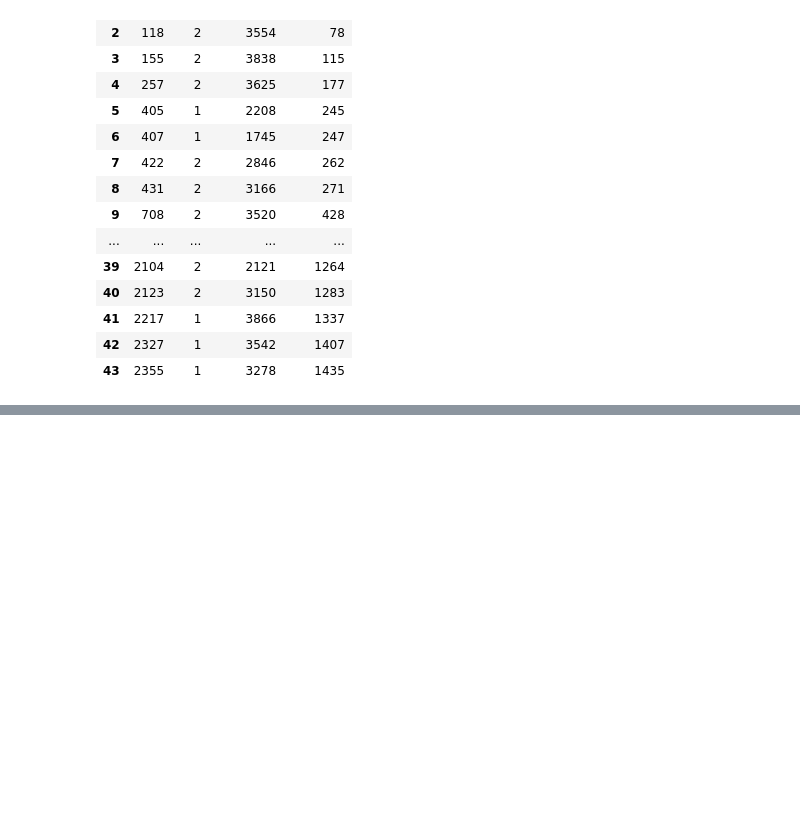
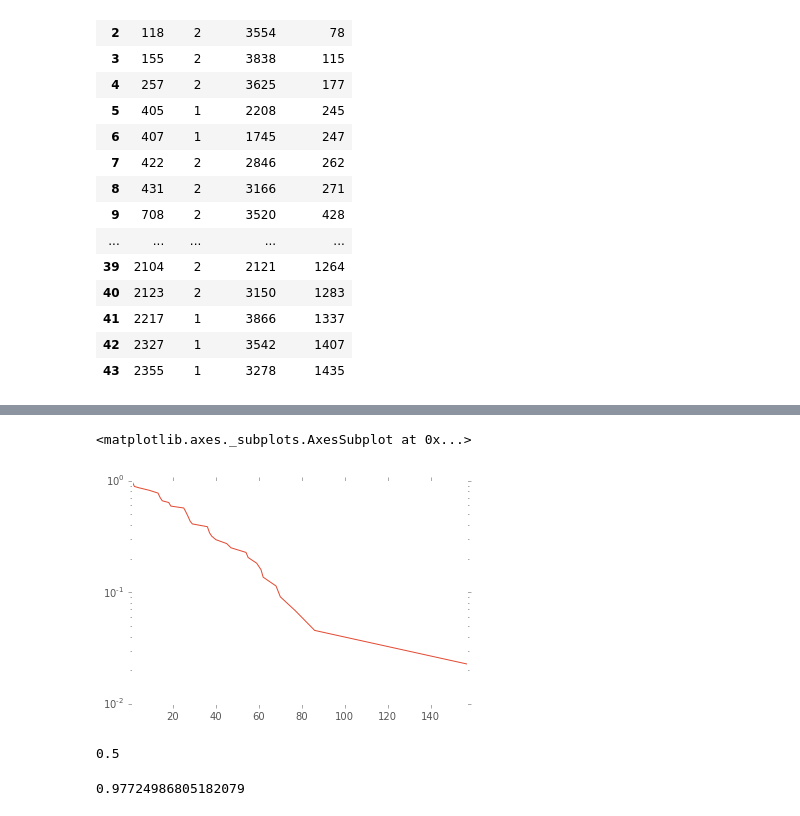
Before and after one commit to doolingdavid/ThinkStats2, a Jupyter notebook: code/notes.ipynb, the cells around one changed output, grey strips where cells are left out. Drawn from its saved outputs; the diff is of its cells as text; code cells hidden in the pictures; blank space fills up the shorter version.

```diff
--- a/code/notes.ipynb
+++ b/code/notes.ipynb
@@ -1490,0 +1514,16 @@ df
+# %%
+diffscomp = 1 - diffscdf
+# %%
+diffscomp.plot(logy=True)
+# %% [output]
+<matplotlib.axes._subplots.AxesSubplot at 0x...>
+[figure, added]
+# %%
+import scipy.stats
+scipy.stats.norm.cdf(0)
+# %% [output]
+0.5
+# %%
+scipy.stats.norm.cdf(2, loc=1, scale=0.5)
+# %% [output]
+0.97724986805182079
```
Also changed, not shown: parts of 13 cells of this notebook.
